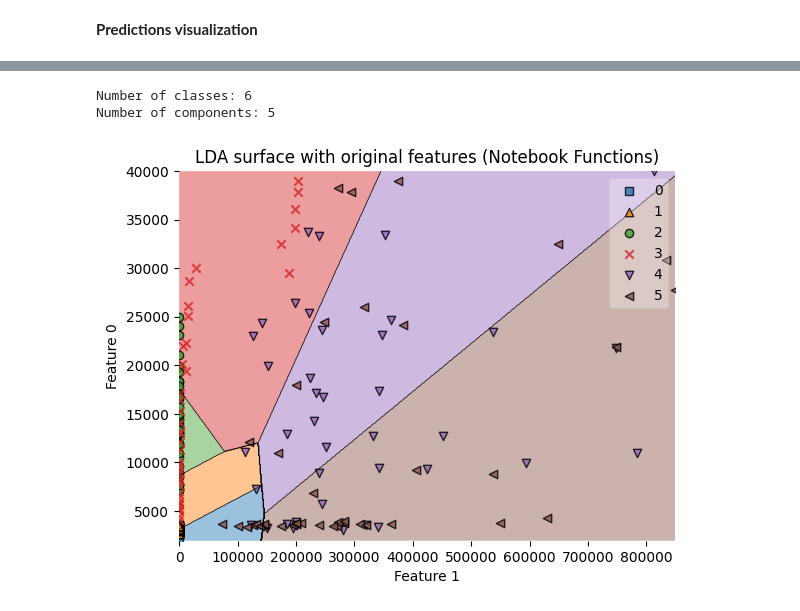
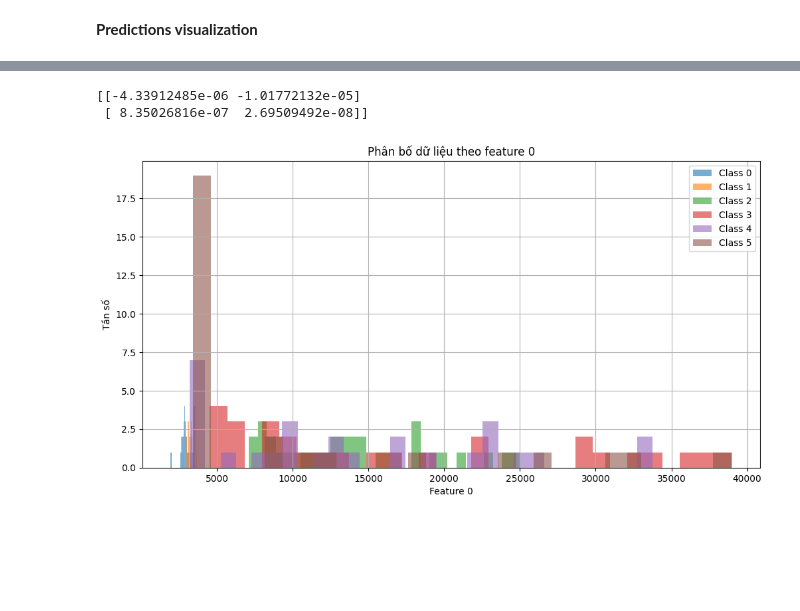
Before and after one commit to AvieTechy/MSA-Vstatis, a Jupyter notebook: Sources/Multi-class_LDA_star.ipynb, the cells around one changed output, grey strips where cells are left out. Drawn from its saved outputs; the diff is of its cells as text; code cells hidden in the pictures; blank space fills up the shorter version.

```diff
--- a/Sources/Multi-class_LDA_star.ipynb
+++ b/Sources/Multi-class_LDA_star.ipynb
@@ -278,22 +297,44 @@ plot_raw_data(X,y, feature_indexes)
 # %%
 # Step 1: Compute the projection matrix
 num_classes = len(np.unique(y_train))
-print(f"Number of classes: {num_classes}")
+# print(f"Number of classes: {num_classes}")
 num_components = num_classes - 1
-print(f"Number of components: {num_components}")
+# print(f"Number of components: {num_components}")
 W = solve_lda(X_train[:, feature_indexes], y_train, num_classes, num_components)
 
-# Step 2: Create a custom classifier using the projection matrix
-custom_clf = CustomLDAClassifier(W, X_train[:, feature_indexes], y_train)
 
-# Step 3: Visualize the decision regions
-plt.title('LDA surface with original features')
-plot_decision_regions(X=X[:, feature_indexes], y=y, clf=custom_clf)
-plt.xlabel(f"Feature {feature_indexes[0]}")
-plt.ylabel(f"Feature {feature_indexes[1]}")
-plt.show()
+print(W)
+
+# # Step 2: Create a custom classifier using the projection matrix
+# custom_clf = CustomLDAClassifier(W, X_train[:, feature_indexes], y_train)
+
+# # Step 3: Visualize the decision regions
+# plt.title('LDA surface with original features')
+# plot_decision_regions(X=X[:, feature_indexes], y=y, clf=custom_clf)
+# plt.xlabel(f"Feature {feature_indeWxes[0]}")
+# plt.ylabel(f"Feature {feature_indexes[1]}")
+# plt.show()
 # %% [output]
-Number of classes: 6
-Number of components: 5
+[[-4.33912485e-06 -1.01772132e-05]
+ [ 8.35026816e-07  2.69509492e-08]]
-[figure, removed]
+# %%
+plt.figure(figsize=(12, 6))
+
+# Duyệt từng lớp (0 -> 5) và vẽ histogram
+for cls in range(6):
+    plt.hist(
+        X_train[y_train == cls][:, 0],  # Feature 1
+        bins=30,
+        alpha=0.6,
+        label=f"Class {cls}"
+    )
+
+plt.title("Phân bố dữ liệu theo feature " + str(0))
+plt.xlabel(f"Feature {feature_indexes[0]}")
+plt.ylabel("Tần số")
+plt.legend()
+plt.grid(True)
+plt.show()
+# %% [output]
+[figure, added]
 # %%
```
Also changed, not shown: parts of 12 cells of this notebook, 4 other files.
